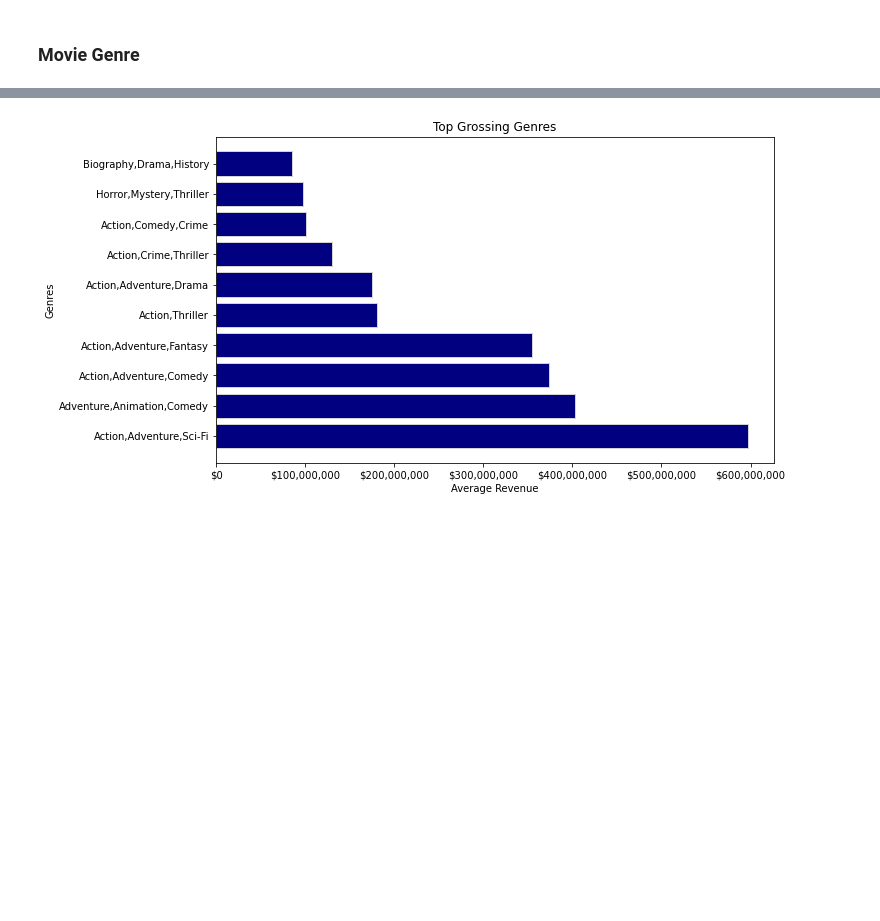
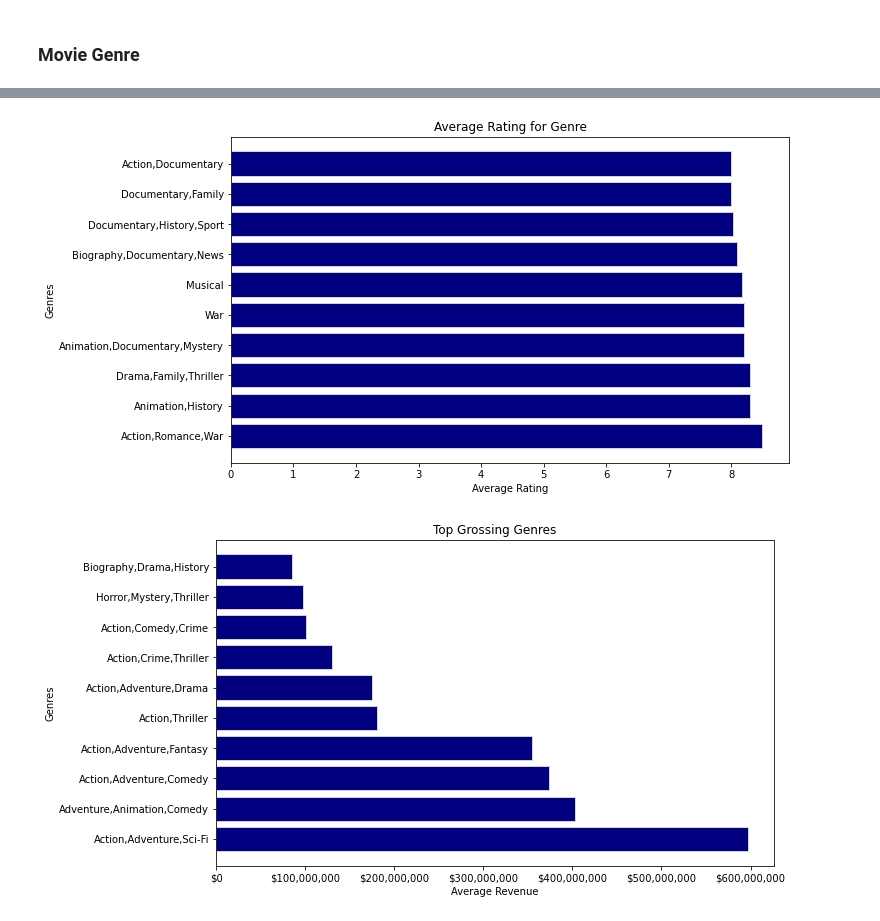
Before and after one commit to xiaohua-su/Film-Analysis, a Jupyter notebook: Analysis_of_Films.ipynb, the cells around one changed output, grey strips where cells are left out. Drawn from its saved outputs; the diff is of its cells as text; code cells hidden in the pictures; blank space fills up the shorter version.

```diff
--- a/Analysis_of_Films.ipynb
+++ b/Analysis_of_Films.ipynb
@@ -426,3 +451,12 @@ genres_average_rating
+# %%
+fig, ax = plt.subplots(figsize=(10,6))
+
+ax.barh(y=genres_average_rating.index, width=genres_average_rating['averagerating'], color="navy", edgecolor="lightgrey")
+ax.set_title('Average Rating for Genre')
+ax.set_ylabel('Genres')
+ax.set_xlabel('Average Rating')
+# %% [output]
+[figure, added]
 # %%
 #graph of genre v average worldwide_gross
 
```
Also changed, not shown: parts of 5 cells of this notebook.
